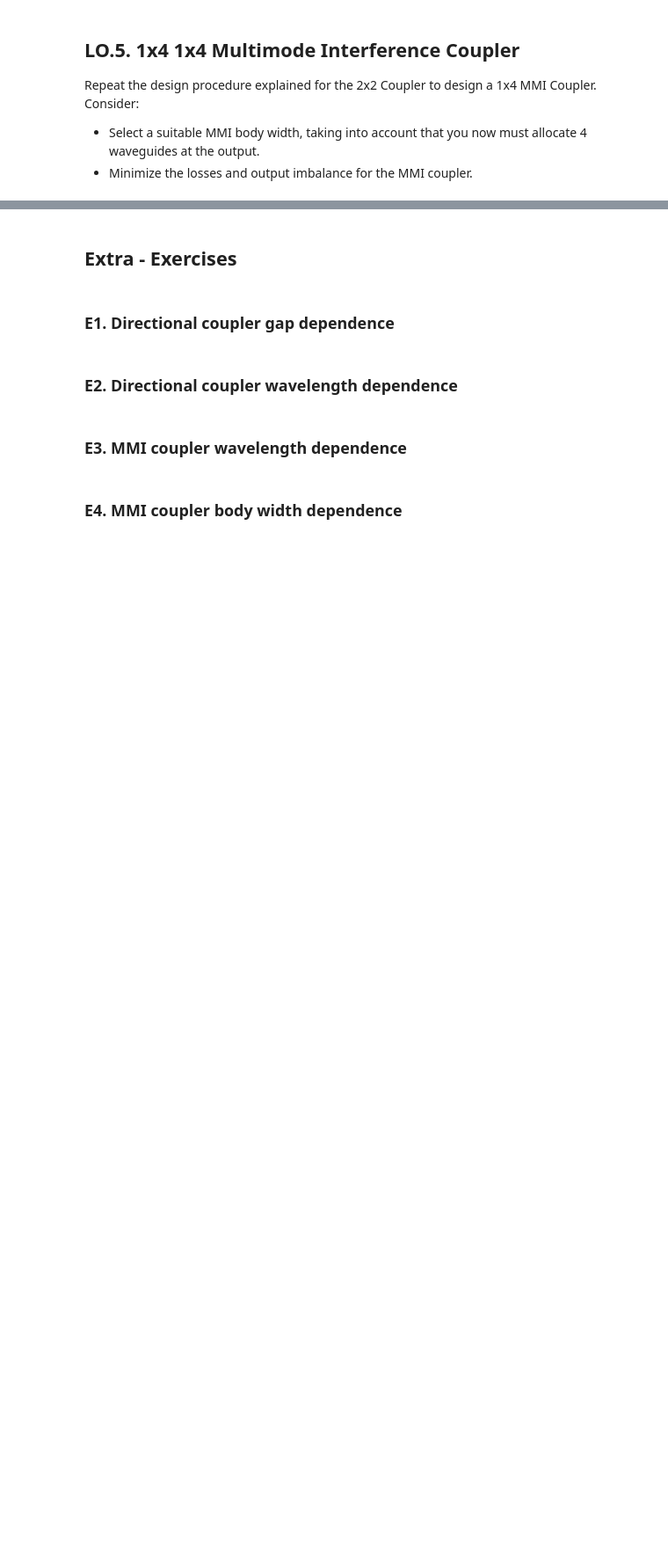
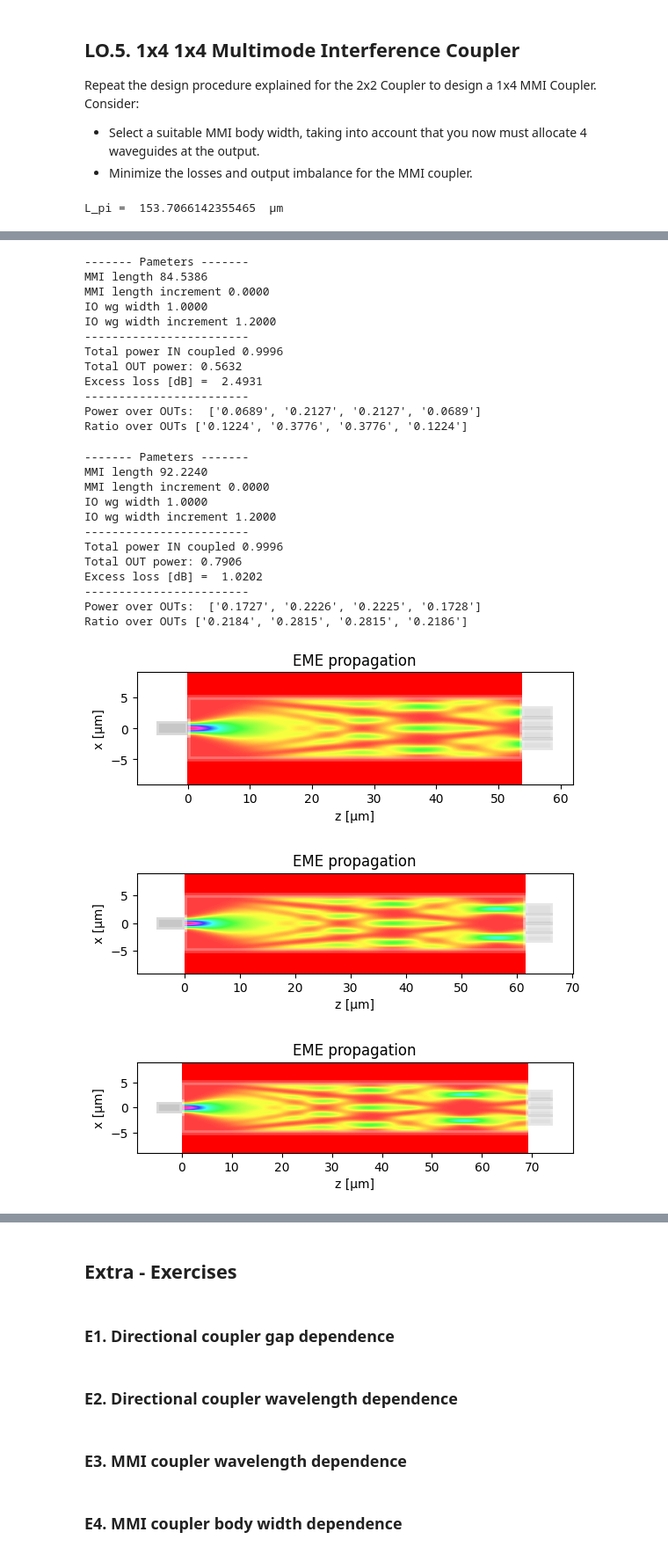
Before and after one commit to sergiipla834/pic-upv-lab2, a Jupyter notebook: COUPLERS_Student.ipynb, the cells around one changed output, grey strips where cells are left out. Shown at 88% size. Cells and saved outputs as stored; diff of their text form; code cells hidden in the pictures; blank space fills up the shorter version.

```diff
--- a/COUPLERS_Student.ipynb
+++ b/COUPLERS_Student.ipynb
@@ -888,3 +902,23 @@ m.propagation()
 Repeat the design procedure explained for the 2x2 Coupler to design a 1x4 MMI Coupler. Consider:
 - Select a suitable MMI body width, taking into account that you now must allocate 4 waveguides at the output.
 - Minimize the losses and output imbalance for the MMI coupler.
+# %%
+# Design flow for MMI
+
+m = MMI_EME()
+m.MMI_width = 8   # MMI width
+m.wg_width_dw = 1.2 # STUDENT
+
+# 1) Compute de MMI modes
+m.find_all_modes()
+
+# 2) Get the L_pi
+L_pi = m.get_L_pi()
+print("L_pi = ", L_pi, " µm")
+# %% [output]
+L_pi =  153.7066142355465  µm
+# %%
+for f in [0.40, 0.45, 0.50, 0.55, 0.60]:
+    m.L_MMI = f * L_pi
+    m.propagation()
+# %% [output]
@@ -890,0 +973,27 @@ Repeat the design procedure explained for the 2x2 Coupler to design a 1x4 MMI Co
+------- Pameters -------
+MMI length 84.5386
+MMI length increment 0.0000
+IO wg width 1.0000
+IO wg width increment 1.2000
+------------------------
+Total power IN coupled 0.9996
+Total OUT power: 0.5632
+Excess loss [dB] =  2.4931
+------------------------
+Power over OUTs:  ['0.0689', '0.2127', '0.2127', '0.0689']
+Ratio over OUTs ['0.1224', '0.3776', '0.3776', '0.1224']
+------- Pameters -------
+MMI length 92.2240
+MMI length increment 0.0000
+IO wg width 1.0000
+IO wg width increment 1.2000
+------------------------
+Total power IN coupled 0.9996
+Total OUT power: 0.7906
+Excess loss [dB] =  1.0202
+------------------------
+Power over OUTs:  ['0.1727', '0.2226', '0.2225', '0.1728']
+Ratio over OUTs ['0.2184', '0.2815', '0.2815', '0.2186']
+[figure, added]
+[figure, added]
+[figure, added]
```
Also changed, not shown: parts of 4 cells of this notebook.
